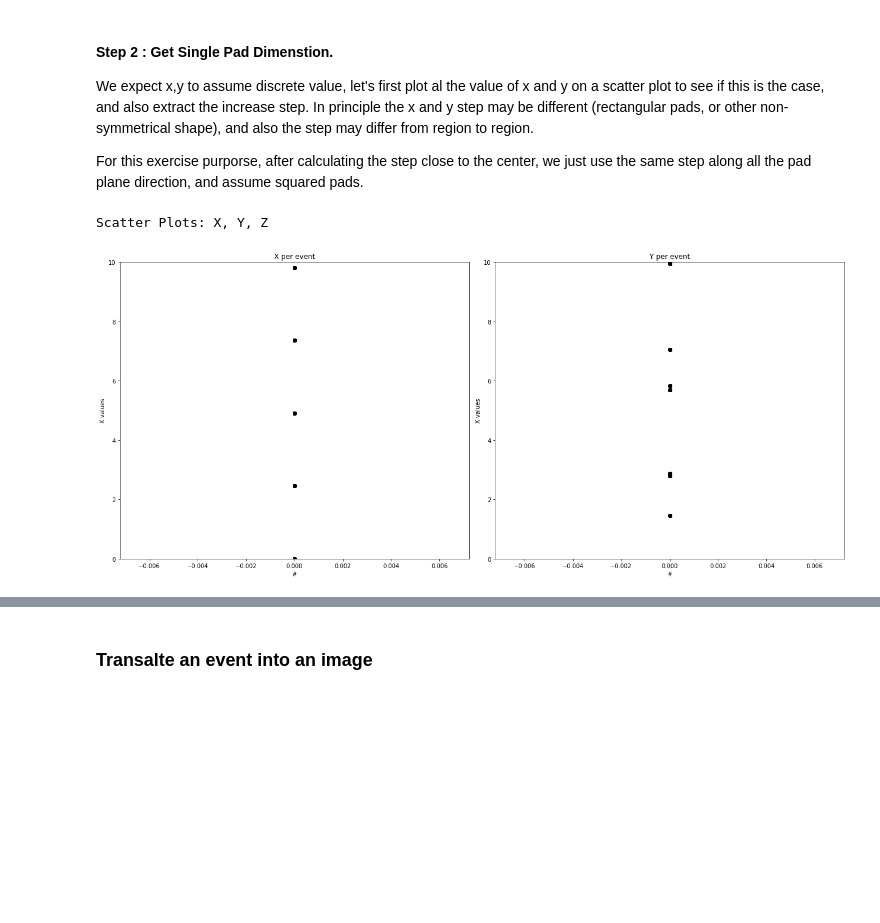
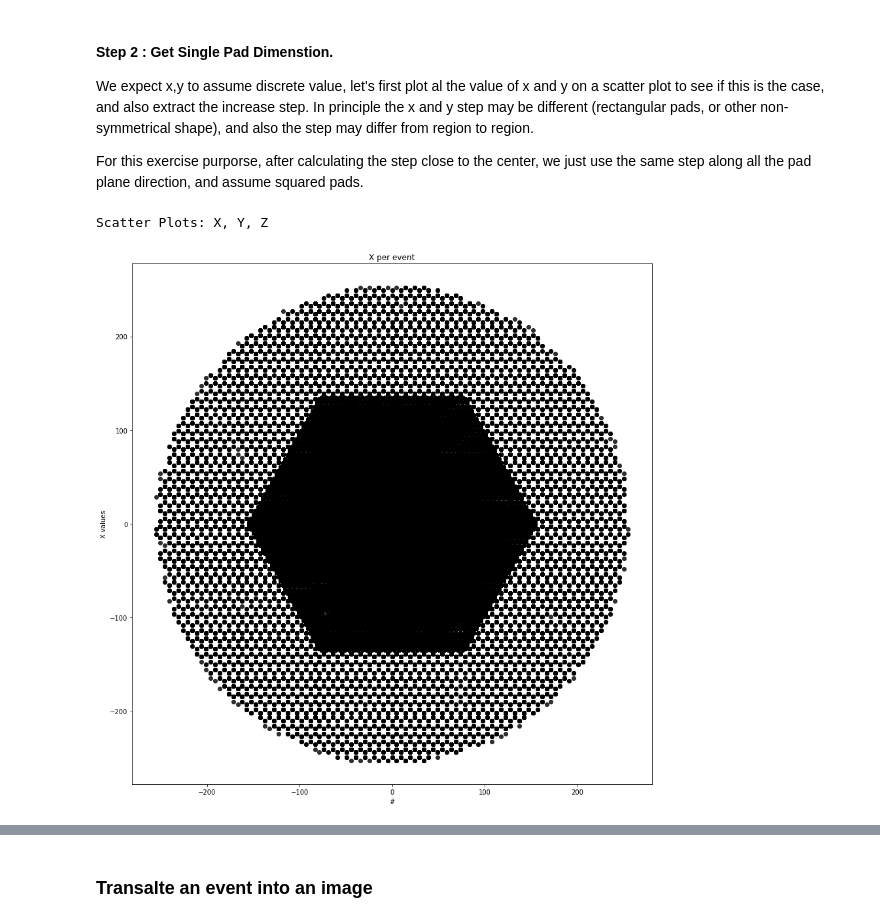
Before and after one commit to fracassetti-stf/AT-TPC_MLProject, a Jupyter notebook: CNN.ipynb, the cells around one changed output, grey strips where cells are left out. Drawn from its saved outputs; the diff is of its cells as text; code cells hidden in the pictures; blank space fills up the shorter version.

```diff
--- a/CNN.ipynb
+++ b/CNN.ipynb
@@ -280,33 +280,35 @@ For this exercise purporse, after calculating the step close to the center, we j
 # %%
 x_event = []
 y_event = []
 
 print("Scatter Plots: X, Y, Z")
-fig, ax = plt.subplots(1,2,figsize=(18, 8))
+fig, ax = plt.subplots(figsize=(12, 12))
 
 for i in range(len(DataList)): # loop on event number
     for j in range(len(DataList[i])): # loop on event rows
         x_event.append(DataList[i][j][0])
         y_event.append(DataList[i][j][1])
 
 
-ax[0].scatter(np.zeros(len(x_event)), x_event, c = "black", alpha=0.8)
-ax[0].set_title("X per event")
-ax[0].set_xlabel("#")
-ax[0].set_ylabel("X values")
-ax[0].set_ylim(0,+10)
+ax.scatter(x_event, y_event, c = "black", alpha=0.8)
+#ax.scatter(np.zeros(len(y_event)), , c = "blue", alpha=0.8)
+ax.set_title("X per event")
+ax.set_xlabel("#")
+ax.set_ylabel("X values")
+#ax.set_xticks(np.arange(0, 1, 1))
+#ax.set_yticks(np.arange(0, 1., 1))
+#ax.set_xlim(0,+10)
+#ax.set_ylim(0,+10)
+#plt.grid()
 
-ax[1].scatter(np.zeros(len(y_event)), y_event, c = "black", alpha=0.8)
-ax[1].set_title("Y per event")
-ax[1].set_xlabel("#")
-ax[1].set_ylabel("X values")
-ax[1].set_ylim(0,+10)
+
+
 
 fig.tight_layout()
 plt.show()
 # %% [output]
 Scatter Plots: X, Y, Z
-[figure, old version]
+[figure, new version]
 # %%
 x_event.sort()
 y_event.sort()
```
Also changed, not shown: parts of 7 cells of this notebook.
